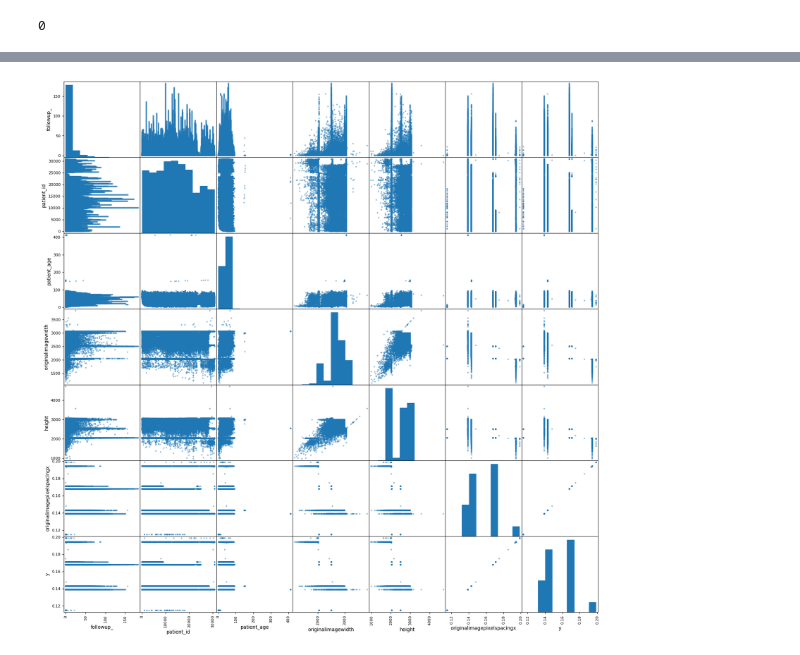
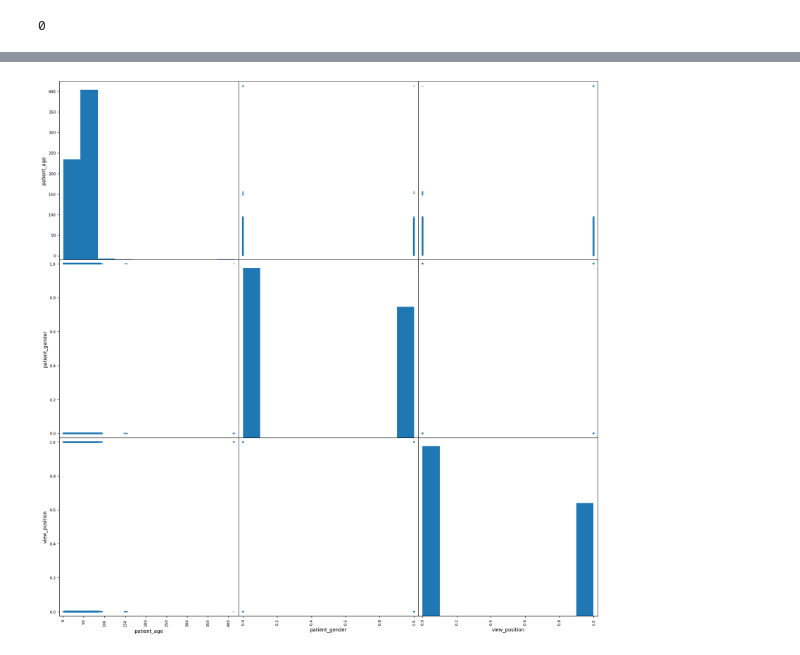
Before and after one commit to AndrewDant/AI570-Xray, a Jupyter notebook: AI 570 Xray Diagnosis.ipynb, the cells around one changed output, grey strips where cells are left out. Saved outputs shown, nothing was run; the diff lists cells and outputs as text; code cells hidden in the pictures.

```diff
--- a/AI 570 Xray Diagnosis.ipynb
+++ b/AI 570 Xray Diagnosis.ipynb
@@ -66,3 +59,8 @@ print(patients['Patient Gender'].unique())
+# %%
+# empty/fake column caused by a trailing comma in the CSV file
+columns_to_drop = ['Unnamed: 11']
+all_patient_data_columns = patients
+patients = patients.drop(columns=columns_to_drop)
 # %%
 
 # Clean column names
@@ -84 +82,4 @@ Index(['image_index', 'finding_labels', 'followup_', 'patient_id',
       dtype='object')
+# %%
+feature_columns = ['patient_age', 'patient_gender', 'view_position']
+print(patients[feature_columns].head())
@@ -85,7 +93,4 @@ Index(['image_index', 'finding_labels', 'followup_', 'patient_id',
 # %%
-
-patients.drop('unnamed_11', axis=1, inplace=True)
-
 # determine the set of unique interests
 finding_set = set()
 for finding_list in patients['finding_labels'].tolist():
@@ -94,12 +99,14 @@ for finding_list in patients['finding_labels'].tolist():
 
 print(f'Unique diagnoses in "finding_labels": {sorted(finding_set)}')
 
+label_columns = [finding for finding in finding_set]
+
 # build the columns and rows of the dummy variables
 dummy_finding_variables = []
 for finding_list in patients['finding_labels'].tolist():
     dummy_finding_variables.append([1 if finding in finding_list.split('|') else 0 for finding in finding_set])
 
-dummy_finding_variables = pd.DataFrame(dummy_finding_variables, columns=[finding for finding in finding_set])
+dummy_finding_variables = pd.DataFrame(dummy_finding_variables, columns=label_columns)
 
 # replace the old finding labels column with the dummy variables
 patients.drop('finding_labels', axis=1, inplace=True)
@@ -152,10 +177,9 @@ patients.duplicated().sum()     #No duplicates
 # %%
-
 #Correlation
 # columns with a numeric datatype, other than the new dummy variables for encoding classes
-numeric_patients = patients.iloc[:, : -15].select_dtypes(include=[np.number])
-if not numeric_patients.empty:
-    print(numeric_patients.corr())
+numeric_features_patients = patients[feature_columns].select_dtypes(include=[np.number])
+if not numeric_features_patients.empty:
+    print(numeric_features_patients.corr())
 else:
     print("No numeric columns to compute correlation.")     #No numeric columns to compute correlation.
 # %% [output]
@@ -179,10 +190,10 @@ y                                             1.000000  1.000000
 # %%
 
 #Scatterplot matrix
-if not numeric_patients.empty and not numeric_patients.isnull().all(axis=0).any():
-    pd.plotting.scatter_matrix(numeric_patients, figsize=(20, 20))
+if not numeric_features_patients.empty and not numeric_features_patients.isnull().all(axis=0).any():
+    pd.plotting.scatter_matrix(numeric_features_patients, figsize=(20, 20))
     plt.show()
 else:
     print("No valid numeric data available for scatter matrix.")    #No valid numeric data available for scatter matrix.
 # %% [output]
-[figure, old version]
+[figure, new version]
```
Also changed, not shown: parts of 25 cells of this notebook.
